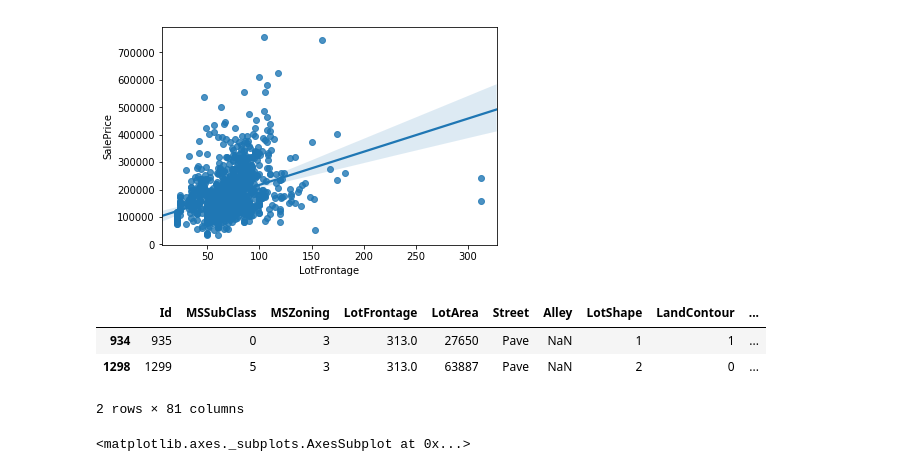
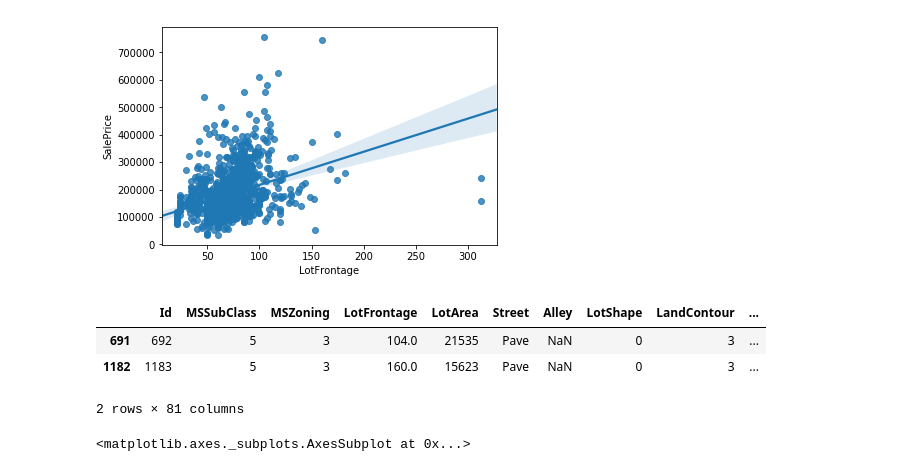
Before and after one commit to kkchuchu/kkchuchu.mushroom, a Jupyter notebook: kaggle/hp/House Prices- Advanced Regression Techniques.ipynb, the cells around one changed output. Cells and saved outputs as stored; diff of their text form; code cells hidden in the pictures.

```diff
--- a/kaggle/hp/House Prices- Advanced Regression Techniques.ipynb
+++ b/kaggle/hp/House Prices- Advanced Regression Techniques.ipynb
@@ -52,3 +53,14 @@ dr.describe()
 | 75% | 1095.250000 | 70.000000 | 80.000000 | 11601.500000 | 7.000000 | 6.000000 | 2000.000000 | 2004.000000 | ... |
 | max | 1460.000000 | 190.000000 | 313.000000 | 215245.000000 | 10.000000 | 9.000000 | 2010.000000 | 2010.000000 | ... |
 8 rows × 38 columns
+# %%
+id_c = ['Id']
+cat_c = ['MSZoning', 'MSSubClass', 'LotShape', 'LandContour', 'Utilities', 'LotConfig', 'LandSlope',
+         'Neighborhood', 'Condition1', 'Condition2', 'BldgType', 'HouseStyle', 'OverallQual', 'OverallCond',
+         'RoofStyle', 'RoofMatl', 'Exterior1st', 'Exterior2nd', 'MasVnrType', 'ExterQual', 'ExterCond',
+        'Foundation', 'BsmtQual', 'BsmtCond', 'BsmtExposure', 'BsmtFinType1', 'BsmtFinType2', 'Heating',
+        'HeatingQC', 'CentralAir', 'Electrical', 'KitchenQual', 'Functional', 'FireplaceQu', 'PavedDrive',
+         'MiscVal', 'SaleType', 'SaleCondition']
+num_c = []
+ignore_c = ['PoolQC', 'Fence', 'MiscFeature', 'FireplaceQu', 'Alley', 'GarageYrBlt', 'Utilities',
+           'MasVnrArea', 'GarageType', 'GarageFinish', 'GarageQual', 'GarageCond']
@@ -76,11 +103,0 @@ dtype: int64
-# %%
-id_c = ['Id']
-cat_c = ['MSZoning', 'MSSubClass', 'LotShape', 'LandContour', 'Utilities', 'LotConfig', 'LandSlope',
-         'Neighborhood', 'Condition1', 'Condition2', 'BldgType', 'HouseStyle', 'OverallQual', 'OverallCond',
-         'RoofStyle', 'RoofMatl', 'Exterior1st', 'Exterior2nd', 'MasVnrType', 'ExterQual', 'ExterCond',
-        'Foundation', 'BsmtQual', 'BsmtCond', 'BsmtExposure', 'BsmtFinType1', 'BsmtFinType2', 'Heating',
-        'HeatingQC', 'CentralAir', 'Electrical', 'KitchenQual', 'Functional', 'FireplaceQu', 'GarageType',
-        'GarageFinish', 'GarageQual', 'GarageCond', 'PavedDrive', 'MiscVal', 'SaleType', 'SaleCondition']
-num_c = []
-ignore_c = ['LotFrontage', 'PoolQC', 'Fence', 'MiscFeature', 'FireplaceQu', 'Alley', 'GarageYrBlt',
-           'MasVnrArea']
@@ -116,10 +141,11 @@ sns.regplot(x="LotFrontage", y="SalePrice", data=dr)
 [figure]
 # %%
 dr.query('LotFrontage > 250')
+dr.query('SalePrice > 700000').query('LotFrontage < 200')
 # %% [output]
 |  | Id | MSSubClass | MSZoning | LotFrontage | LotArea | Street | Alley | LotShape | LandContour | ... |
-| 934 | 935 | 0 | 3 | 313.0 | 27650 | Pave | NaN | 1 | 1 | ... |
-| 1298 | 1299 | 5 | 3 | 313.0 | 63887 | Pave | NaN | 2 | 0 | ... |
+| 691 | 692 | 5 | 3 | 104.0 | 21535 | Pave | NaN | 0 | 3 | ... |
+| 1182 | 1183 | 5 | 3 | 160.0 | 15623 | Pave | NaN | 0 | 3 | ... |
 2 rows × 81 columns
 # %%
 sns.regplot(x="GrLivArea", y="SalePrice", data=dr)
```
Also changed, not shown: parts of 13 cells of this notebook.
